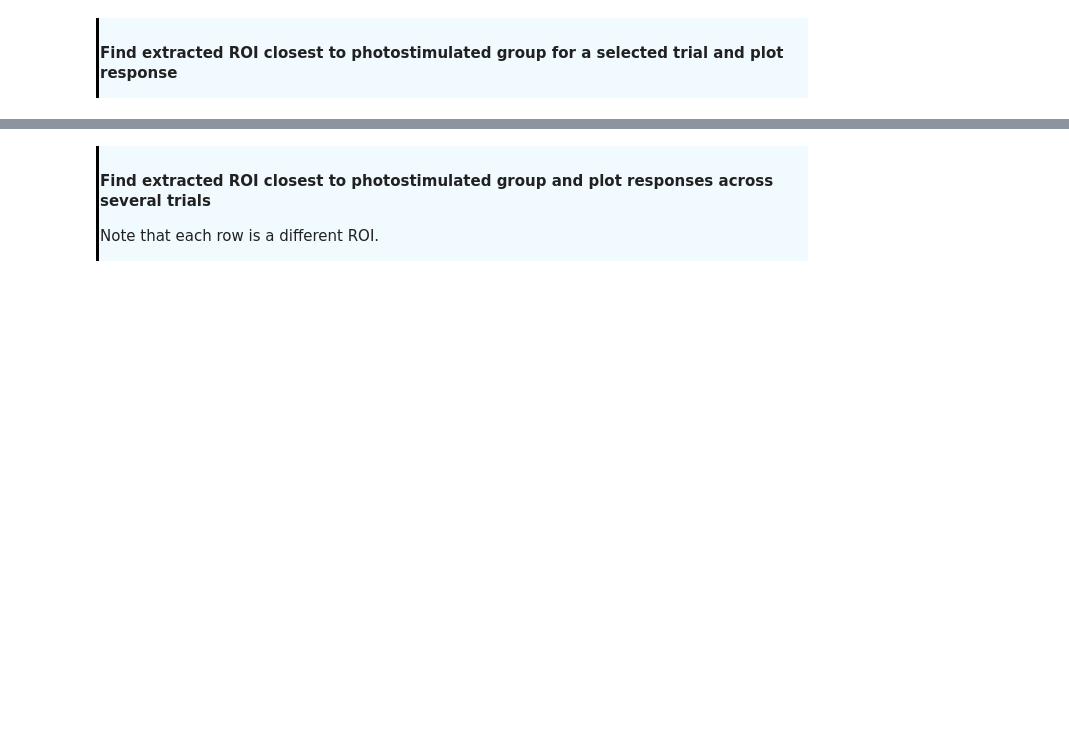
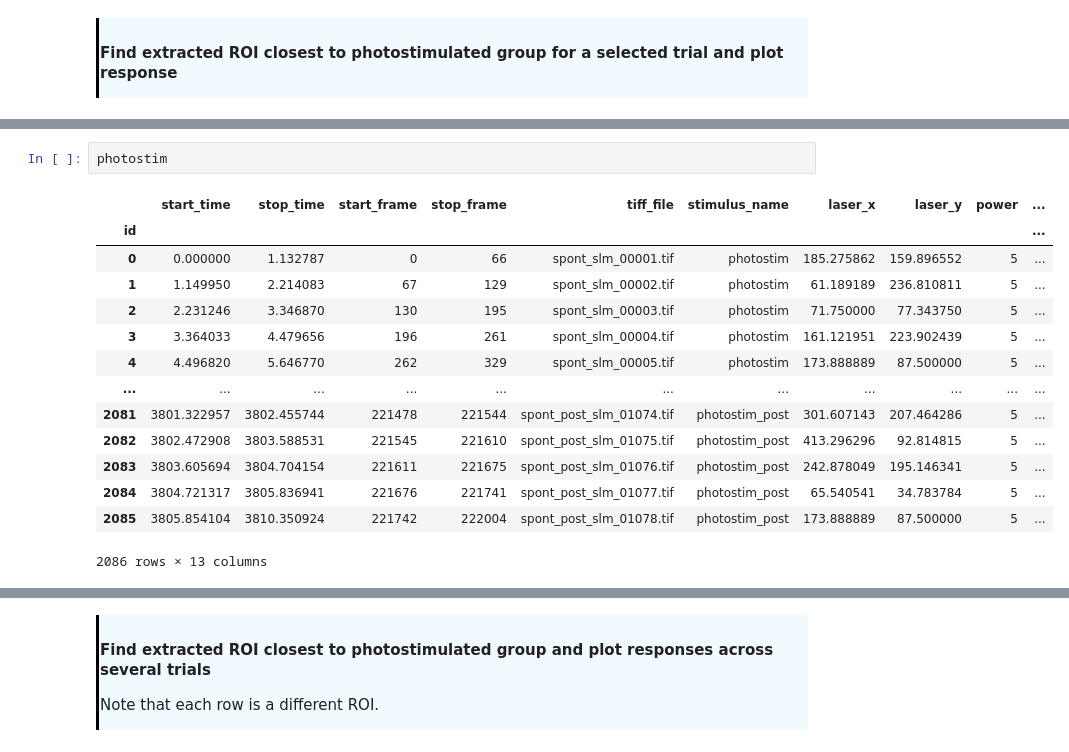
Before and after one commit to AllenNeuralDynamics/AIND-CNC-BCI-Workshop, a Jupyter notebook: code/demo_dev.ipynb, the cells around one changed output, grey strips where cells are left out. Drawn from its saved outputs; the diff is of its cells as text; blank space fills up the shorter version.

```diff
--- a/code/demo_dev.ipynb
+++ b/code/demo_dev.ipynb
@@ -743,0 +694,17 @@ plt.show()
+# %%
+photostim
+# %% [output]
+|  | start_time | stop_time | start_frame | stop_frame | tiff_file | stimulus_name | laser_x | laser_y | power | ... |
+| id |  |  |  |  |  |  |  |  |  | ... |
+| 0 | 0.000000 | 1.132787 | 0 | 66 | spont_slm_00001.tif | photostim | 185.275862 | 159.896552 | 5 | ... |
+| 1 | 1.149950 | 2.214083 | 67 | 129 | spont_slm_00002.tif | photostim | 61.189189 | 236.810811 | 5 | ... |
+| 2 | 2.231246 | 3.346870 | 130 | 195 | spont_slm_00003.tif | photostim | 71.750000 | 77.343750 | 5 | ... |
+| 3 | 3.364033 | 4.479656 | 196 | 261 | spont_slm_00004.tif | photostim | 161.121951 | 223.902439 | 5 | ... |
+| 4 | 4.496820 | 5.646770 | 262 | 329 | spont_slm_00005.tif | photostim | 173.888889 | 87.500000 | 5 | ... |
+| ... | ... | ... | ... | ... | ... | ... | ... | ... | ... | ... |
+| 2081 | 3801.322957 | 3802.455744 | 221478 | 221544 | spont_post_slm_01074.tif | photostim_post | 301.607143 | 207.464286 | 5 | ... |
+| 2082 | 3802.472908 | 3803.588531 | 221545 | 221610 | spont_post_slm_01075.tif | photostim_post | 413.296296 | 92.814815 | 5 | ... |
+| 2083 | 3803.605694 | 3804.704154 | 221611 | 221675 | spont_post_slm_01076.tif | photostim_post | 242.878049 | 195.146341 | 5 | ... |
+| 2084 | 3804.721317 | 3805.836941 | 221676 | 221741 | spont_post_slm_01077.tif | photostim_post | 65.540541 | 34.783784 | 5 | ... |
+| 2085 | 3805.854104 | 3810.350924 | 221742 | 222004 | spont_post_slm_01078.tif | photostim_post | 173.888889 | 87.500000 | 5 | ... |
+2086 rows × 13 columns
```
Also changed, not shown: parts of 10 cells of this notebook.
